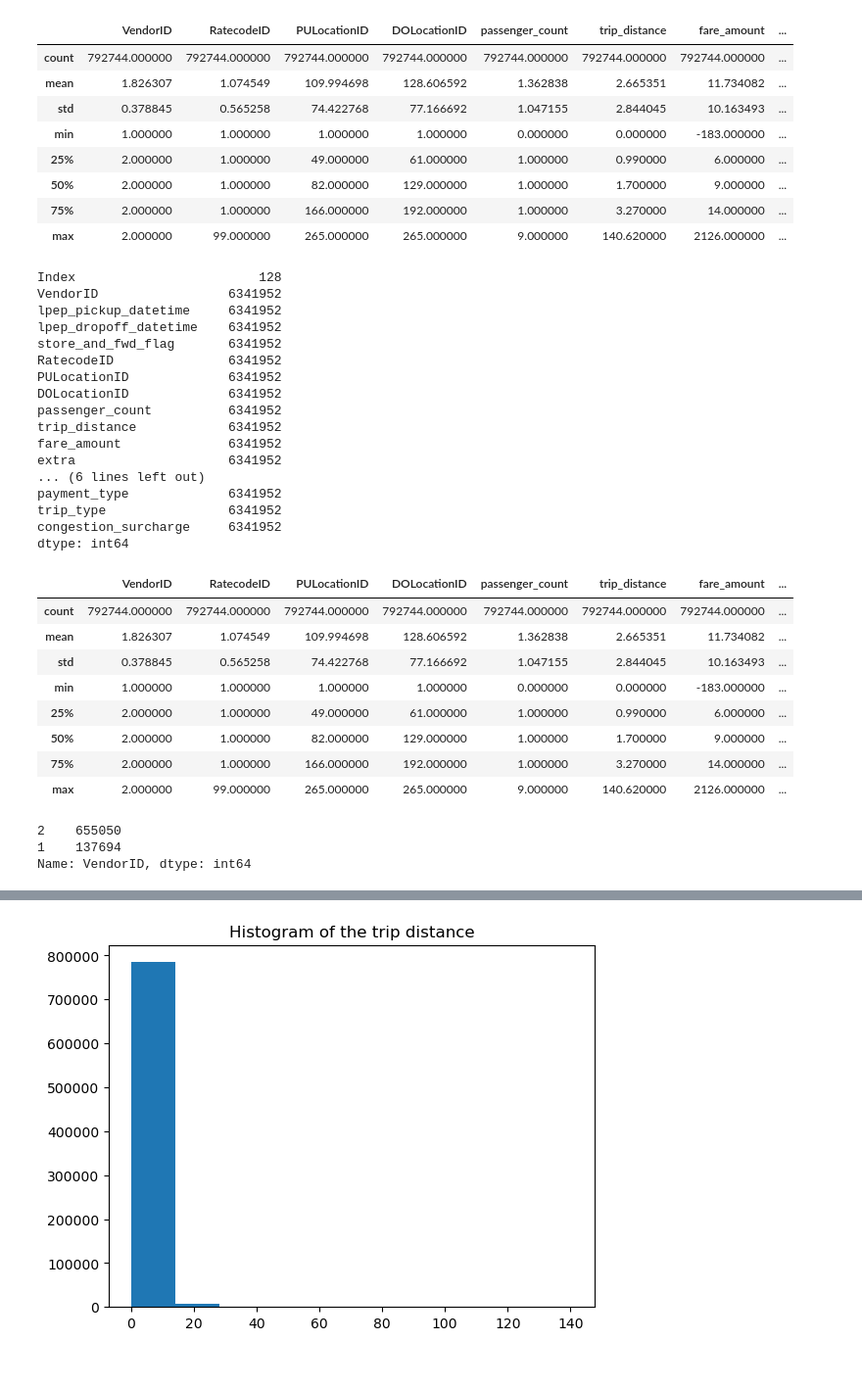
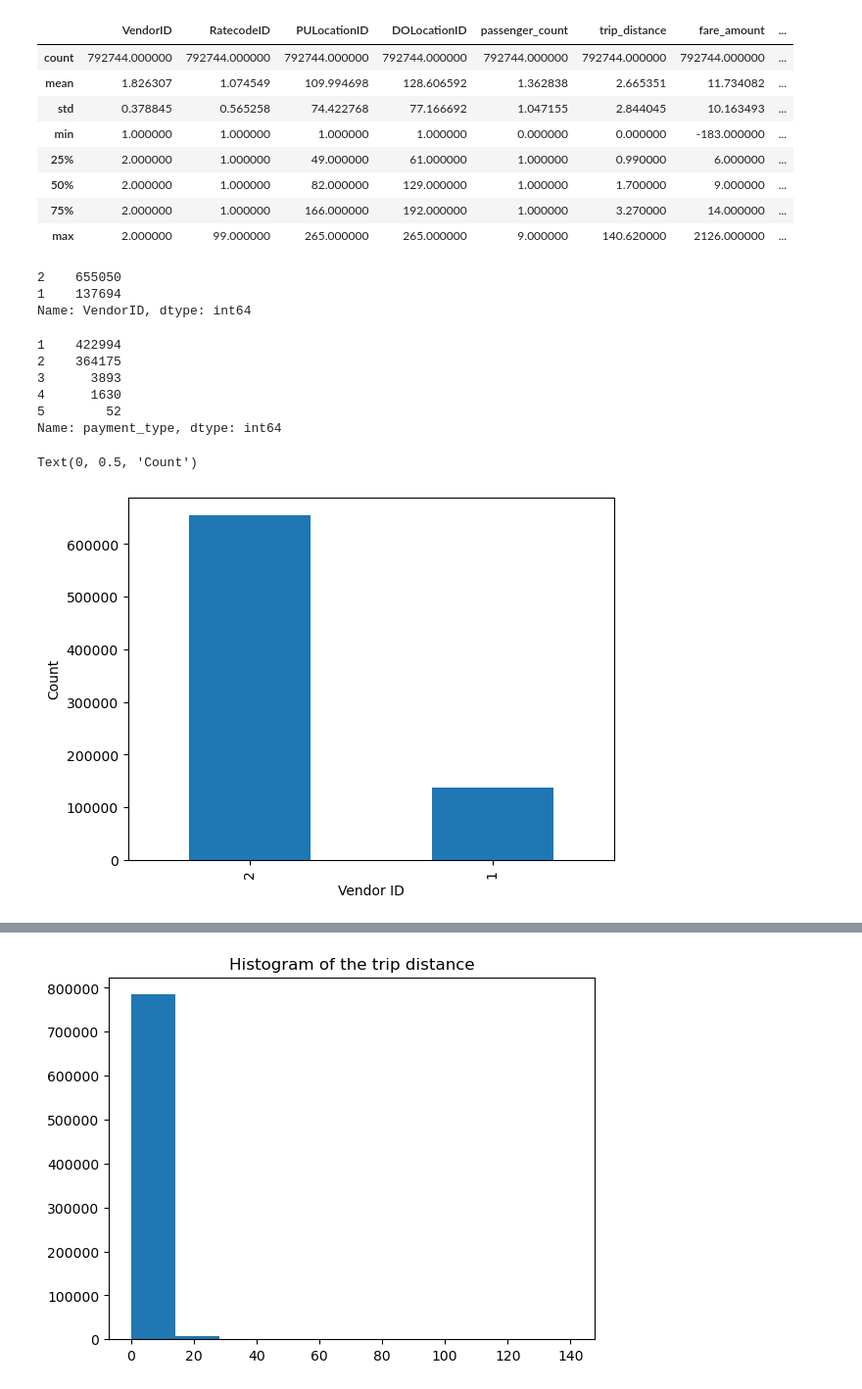
Before and after one commit to jaypareek/Analysis_NYC_GreenTaxiData, a Jupyter notebook: nyc_green_taxi_analysis.ipynb, the cells around one changed output, grey strips where cells are left out. Shown at 98% size. Cells and saved outputs as stored; diff of their text form; code cells hidden in the pictures.

Commit message:
majority of cleanup in the dataset with calculated columns added

```diff
--- a/nyc_green_taxi_analysis.ipynb
+++ b/nyc_green_taxi_analysis.ipynb
@@ -45,7 +45,6 @@ Index(['VendorID', 'lpep_pickup_datetime', 'lpep_dropoff_datetime',
        'total_amount', 'payment_type', 'trip_type', 'congestion_surcharge'],
       dtype='object')
 # %%
-trips['ID'] = trips['index']
 trips.info()
 # %% [output]
 <class 'pandas.core.frame.DataFrame'>
@@ -87,0 +69,14 @@ dtype: int64
+# %%
+null_values_count = trips.isna().sum()
+empty_Cols = {}
+empty_percentage = 95
+for column,data in null_values_count.iteritems():
+    null_pc = (data/len(trips)) * 100
+    if null_pc > empty_percentage :
+        empty_Cols[column] = null_pc
+        trips = trips.drop([column], axis=1)
+
+print ("Below Fields are more than "+ str(empty_percentage) + "% Empty and Automatically Removed")
+print(empty_Cols)
+print("Updated Data")
+trips.head()
@@ -113,41 +118,26 @@ trips.describe()
 | 50% | 2.000000 | 1.000000 | 82.000000 | 129.000000 | 1.000000 | 1.700000 | 9.000000 | ... |
 | 75% | 2.000000 | 1.000000 | 166.000000 | 192.000000 | 1.000000 | 3.270000 | 14.000000 | ... |
 | max | 2.000000 | 99.000000 | 265.000000 | 265.000000 | 9.000000 | 140.620000 | 2126.000000 | ... |
-# %%
-trips.memory_usage()
-# %% [output]
-Index                        128
-VendorID                 6341952
-lpep_pickup_datetime     6341952
-lpep_dropoff_datetime    6341952
-store_and_fwd_flag       6341952
-RatecodeID               6341952
-PULocationID             6341952
-DOLocationID             6341952
-passenger_count          6341952
-trip_distance            6341952
-fare_amount              6341952
-extra                    6341952
-... (6 lines left out)
-payment_type             6341952
-trip_type                6341952
-congestion_surcharge     6341952
-dtype: int64
-# %%
-trips.describe()
-# %% [output]
-|  | VendorID | RatecodeID | PULocationID | DOLocationID | passenger_count | trip_distance | fare_amount | ... |
-| count | 792744.000000 | 792744.000000 | 792744.000000 | 792744.000000 | 792744.000000 | 792744.000000 | 792744.000000 | ... |
-| mean | 1.826307 | 1.074549 | 109.994698 | 128.606592 | 1.362838 | 2.665351 | 11.734082 | ... |
-| std | 0.378845 | 0.565258 | 74.422768 | 77.166692 | 1.047155 | 2.844045 | 10.163493 | ... |
-| min | 1.000000 | 1.000000 | 1.000000 | 1.000000 | 0.000000 | 0.000000 | -183.000000 | ... |
-| 25% | 2.000000 | 1.000000 | 49.000000 | 61.000000 | 1.000000 | 0.990000 | 6.000000 | ... |
-| 50% | 2.000000 | 1.000000 | 82.000000 | 129.000000 | 1.000000 | 1.700000 | 9.000000 | ... |
-| 75% | 2.000000 | 1.000000 | 166.000000 | 192.000000 | 1.000000 | 3.270000 | 14.000000 | ... |
-| max | 2.000000 | 99.000000 | 265.000000 | 265.000000 | 9.000000 | 140.620000 | 2126.000000 | ... |
 # %%
 trips['VendorID'].value_counts()
 # %% [output]
 2    655050
 1    137694
 Name: VendorID, dtype: int64
+# %%
+trips['payment_type'].value_counts()
+# %% [output]
+1    422994
+2    364175
+3      3893
+4      1630
+5        52
+Name: payment_type, dtype: int64
+# %%
+plot= trips['VendorID'].value_counts().plot(kind='bar')
+plot.ticklabel_format(style='plain', axis='y') # to aviod value count in scienctific notation
+plot.set_xlabel("Vendor ID")
+plot.set_ylabel("Count")
+# %% [output]
+Text(0, 0.5, 'Count')
+[figure, added]
```
Also changed, not shown: parts of 16 cells of this notebook, 1 other file.
